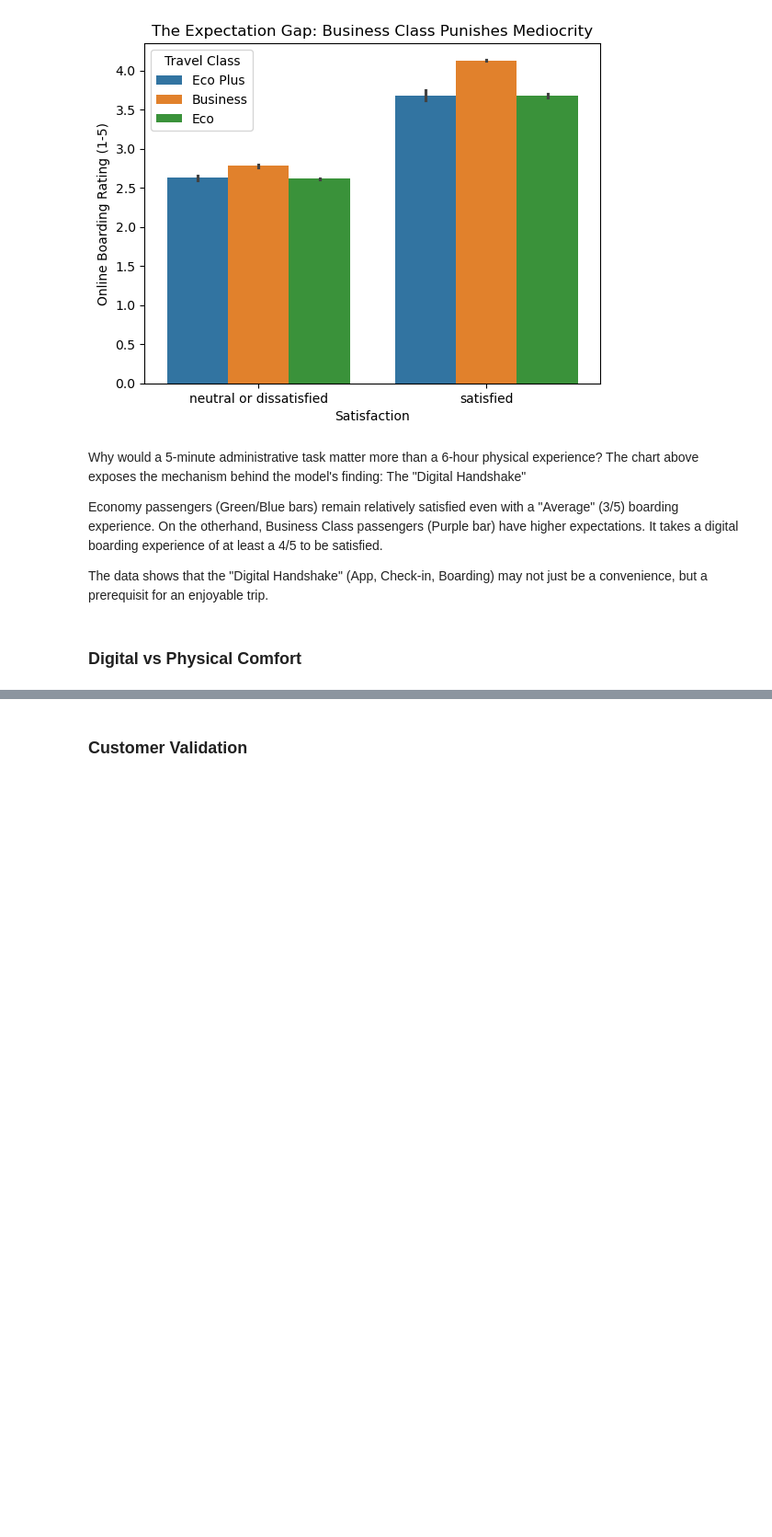
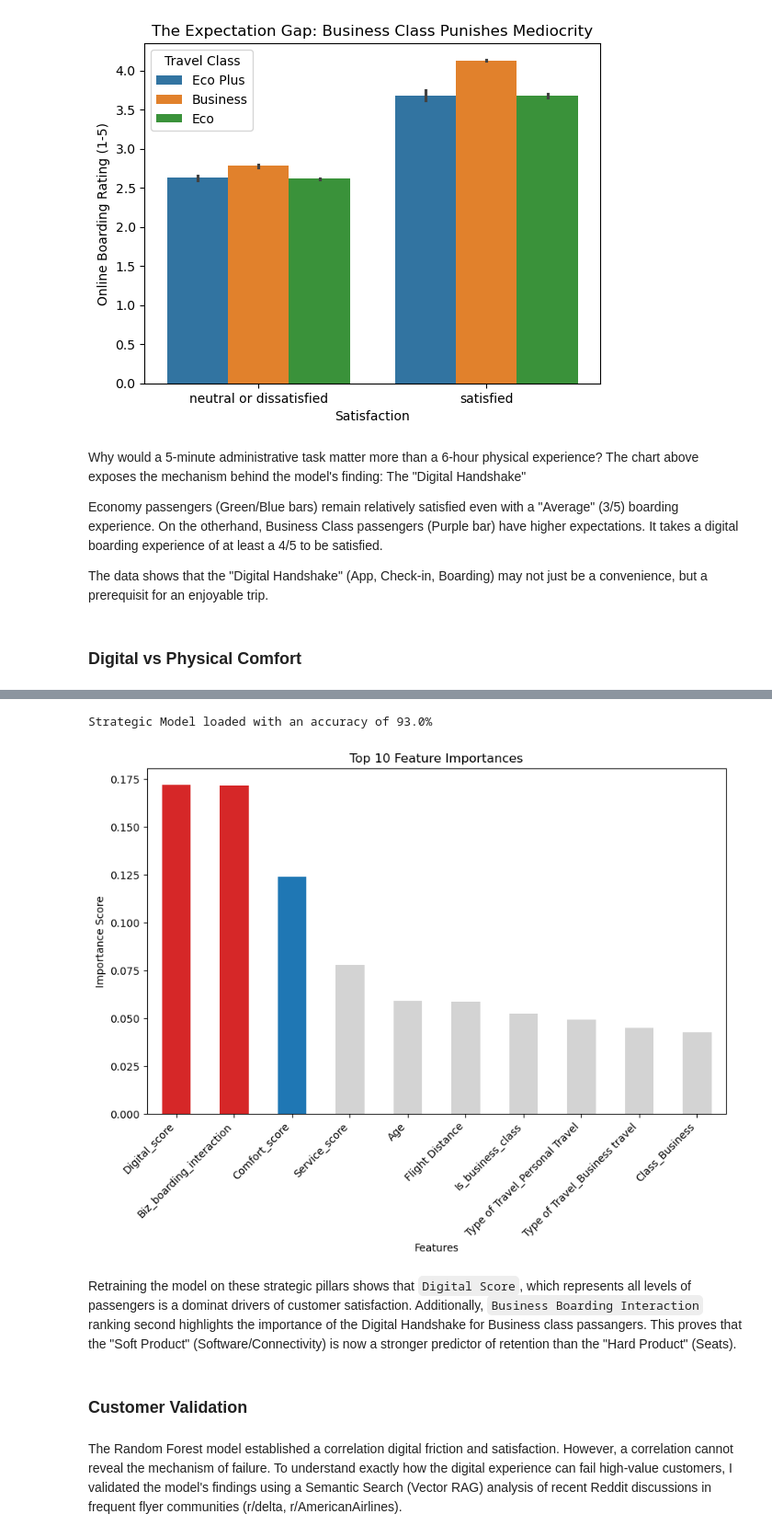
Before and after one commit to T-Godwins/airline-project, a Jupyter notebook: detailed_analysis/airline_sentiment_story.ipynb, the cells around one changed output, grey strips where cells are left out. Shown at 92% size. Saved outputs shown, nothing was run; the diff lists cells and outputs as text; code cells hidden in the pictures; blank space fills up the shorter version.

```diff
--- a/detailed_analysis/airline_sentiment_story.ipynb
+++ b/detailed_analysis/airline_sentiment_story.ipynb
@@ -120,2 +130,36 @@ The data shows that the "Digital Handshake" (App, Check-in, Boarding) may not ju
+# %%
+# Load the strategic model
+strategic_model_data = pickle.load(open('../models/engineered_model.pkl', 'rb'))
+print(f'Strategic Model loaded with an accuracy of {(strategic_model_data['accuracy'] * 100):.1f}%')
+# %% [output]
+Strategic Model loaded with an accuracy of 93.0%
+# %%
+strategic_importance = pd.DataFrame({'Feature': strategic_model_data['feature_names'], 'Importance': strategic_model_data['importance']}).sort_values(by='Importance', ascending=False).head(10)
+
+colors = []
+for feat in strategic_importance['Feature']:
+    if 'Digital' in feat or 'Biz' in feat:
+        colors.append('#d62728')  # Red (Strategic Win)
+    elif 'Comfort' in feat:
+        colors.append('#1f77b4')  # Blue (Traditional View)
+    else:
+        colors.append('lightgray') # Gray (Context)
+
+fig, ax = plt.subplots(figsize=(10, 6))
+
+strategic_importance.plot.bar(x='Feature', y='Importance', ax=ax, color=colors)
+ax.set_title('Top 10 Feature Importances')
+ax.set_xlabel('Features')
+ax.set_ylabel('Importance Score')
+ax.set_xticklabels(ax.get_xticklabels(), rotation=45, ha='right')
+ax.legend().remove()
+
+plt.show()
+# %% [output]
+[figure, added]
+# %% [markdown]
+Retraining the model on these strategic pillars shows that `Digital Score`, which represents all levels of passengers is a dominat drivers of customer satisfaction. Additionally, `Business Boarding Interaction` ranking second highlights the importance of the Digital Handshake for Business class passangers. This proves that the "Soft Product" (Software/Connectivity) is now a stronger predictor of retention than the "Hard Product" (Seats).
 # %% [markdown]
 ### Customer Validation
+# %% [markdown]
+The Random Forest model established a correlation digital friction and satisfaction. However, a correlation cannot reveal the mechanism of failure. To understand exactly how the digital experience can fail high-value customers, I validated the model's findings using a Semantic Search (Vector RAG) analysis of recent Reddit discussions in frequent flyer communities (r/delta, r/AmericanAirlines).
```
Also changed, not shown: parts of 6 cells of this notebook.
